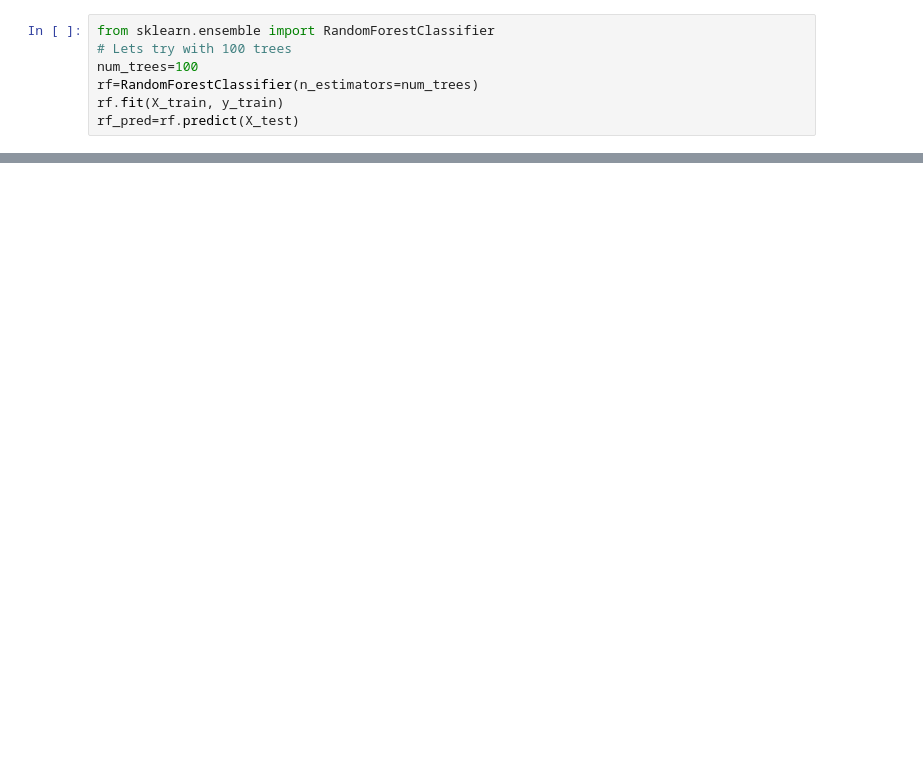
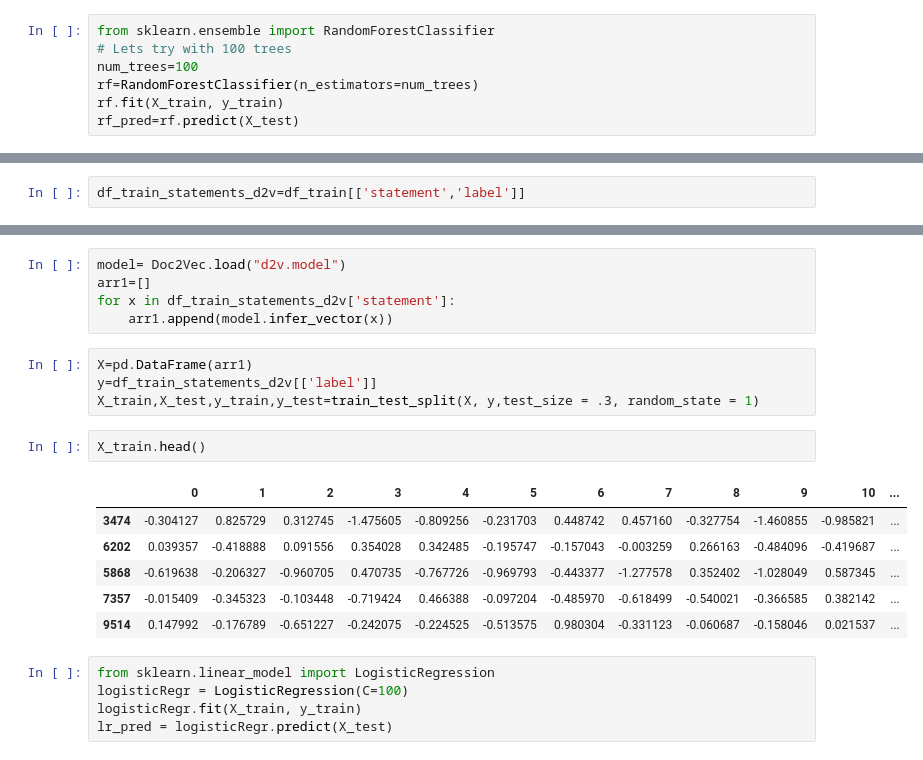
Before and after one commit to cpati/team-hvac, a Jupyter notebook: distillation/spell_checkin_And_geography_factor.ipynb, the cells around one changed output, grey strips where cells are left out. Drawn from its saved outputs; the diff is of its cells as text; blank space fills up the shorter version.

```diff
--- a/distillation/spell_checkin_And_geography_factor.ipynb
+++ b/distillation/spell_checkin_And_geography_factor.ipynb
@@ -262,0 +285,2 @@ print(metrics.classification_report(y_test,lr_pred))
+# %%
+df_train_statements_d2v=df_train[['statement','label']]
@@ -262,0 +314,23 @@ print(metrics.classification_report(y_test,lr_pred))
+# %%
+model= Doc2Vec.load("d2v.model")
+arr1=[]
+for x in df_train_statements_d2v['statement']:
+    arr1.append(model.infer_vector(x))
+# %%
+X=pd.DataFrame(arr1)
+y=df_train_statements_d2v[['label']]
+X_train,X_test,y_train,y_test=train_test_split(X, y,test_size = .3, random_state = 1)
+# %%
+X_train.head()
+# %% [output]
+|  | 0 | 1 | 2 | 3 | 4 | 5 | 6 | 7 | 8 | 9 | 10 | ... |
+| 3474 | -0.304127 | 0.825729 | 0.312745 | -1.475605 | -0.809256 | -0.231703 | 0.448742 | 0.457160 | -0.327754 | -1.460855 | -0.985821 | ... |
+| 6202 | 0.039357 | -0.418888 | 0.091556 | 0.354028 | 0.342485 | -0.195747 | -0.157043 | -0.003259 | 0.266163 | -0.484096 | -0.419687 | ... |
+| 5868 | -0.619638 | -0.206327 | -0.960705 | 0.470735 | -0.767726 | -0.969793 | -0.443377 | -1.277578 | 0.352402 | -1.028049 | 0.587345 | ... |
+| 7357 | -0.015409 | -0.345323 | -0.103448 | -0.719424 | 0.466388 | -0.097204 | -0.485970 | -0.618499 | -0.540021 | -0.366585 | 0.382142 | ... |
+| 9514 | 0.147992 | -0.176789 | -0.651227 | -0.242075 | -0.224525 | -0.513575 | 0.980304 | -0.331123 | -0.060687 | -0.158046 | 0.021537 | ... |
+# %%
+from sklearn.linear_model import LogisticRegression
+logisticRegr = LogisticRegression(C=100)
+logisticRegr.fit(X_train, y_train)
+lr_pred = logisticRegr.predict(X_test)
```
Also changed, not shown: parts of 18 cells of this notebook.
